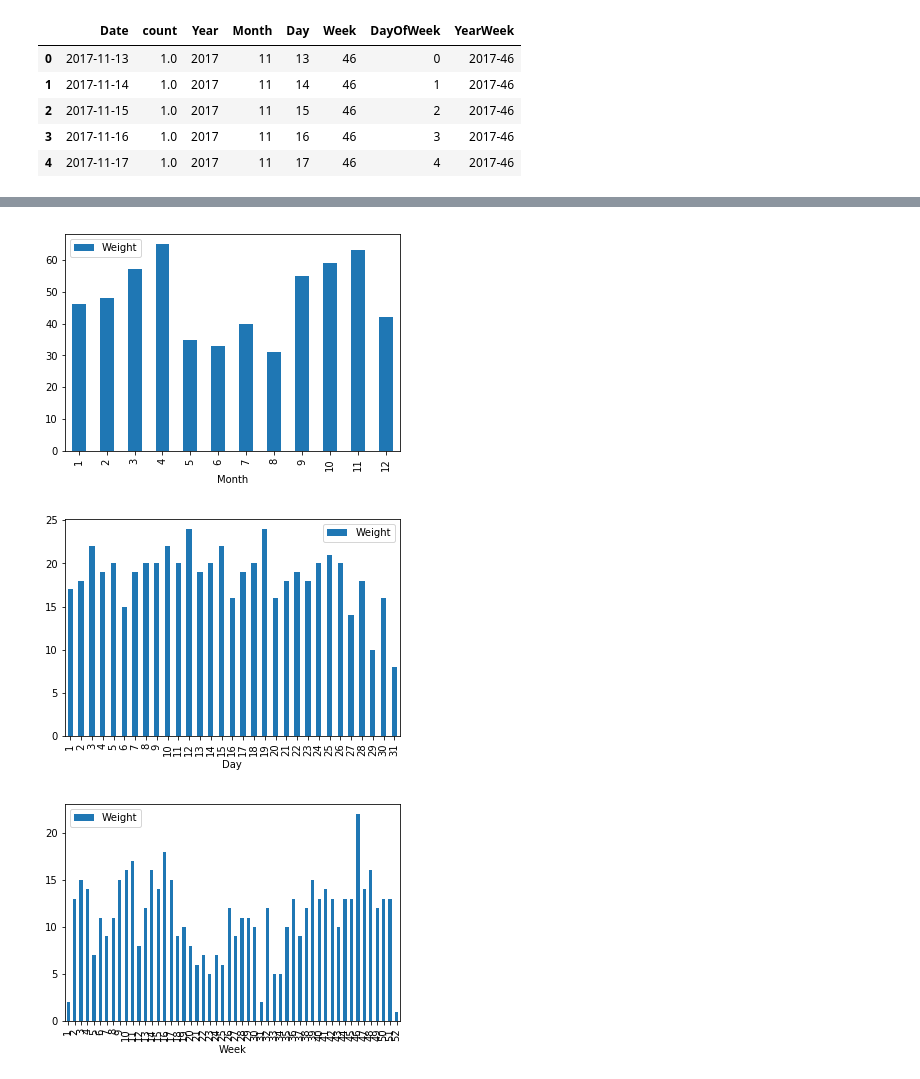
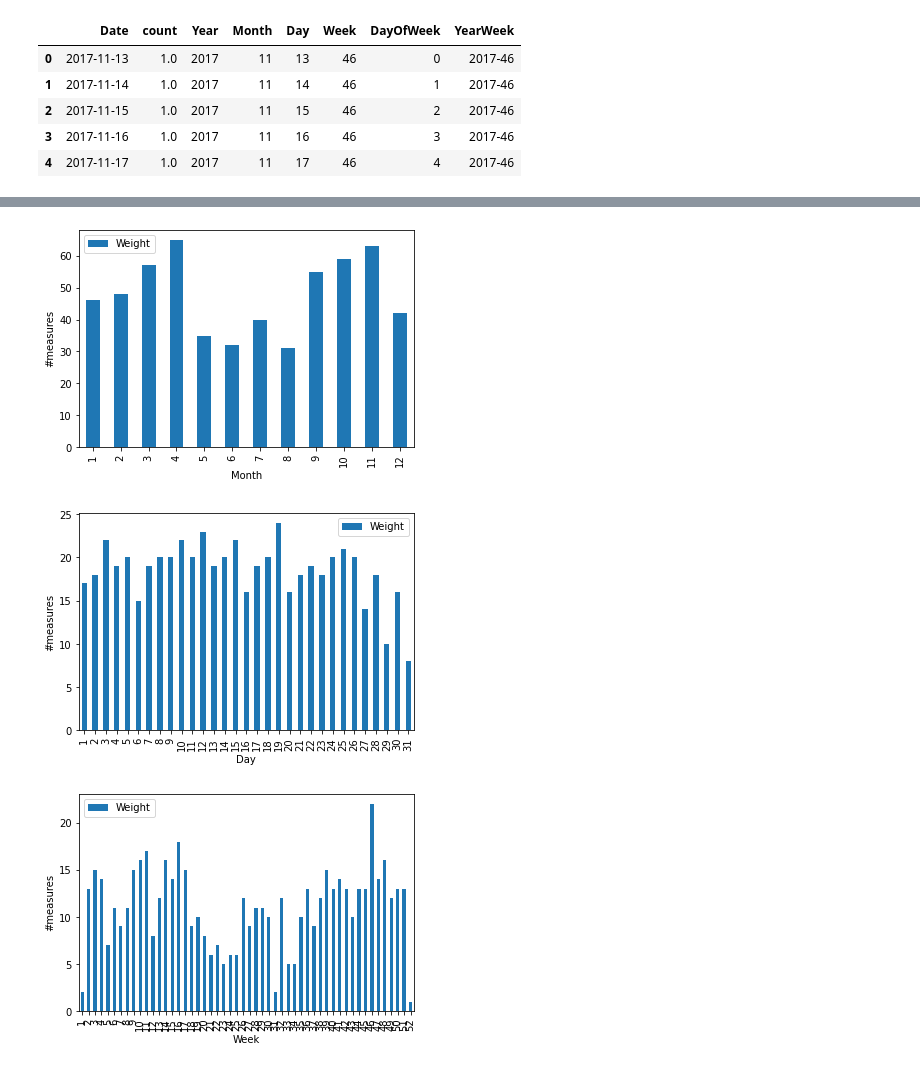
Before and after one commit to mt82/Peso, a Jupyter notebook: PyPeso.ipynb, the cells around one changed output, grey strips where cells are left out. Saved outputs shown, nothing was run; the diff lists cells and outputs as text; code cells hidden in the pictures.

```diff
--- a/PyPeso.ipynb
+++ b/PyPeso.ipynb
@@ -14,6 +15,7 @@ pdf = matplotlib.backends.backend_pdf.PdfPages("peso.pdf")
 df = pd.read_csv("./data/SWT_EXPORT_11_15_20_13_40.csv",
                  parse_dates=["Date"],
                  dtype={"Date":"str", "Weight":"float"})
+df=df.drop_duplicates()
 df.head()
 # %% [output]
 |  | Date | Weight |
@@ -273,24 +292,27 @@ plt.show()
 # %%
 fig, ax = plt.subplots()
 df[["Month","Weight"]].groupby(["Month"]).count().plot.bar(ax=ax)
+plt.ylabel("#measures")
 plt.show()
 pdf.savefig(fig)
 # %% [output]
-[figure, old version]
+[figure, new version]
 # %%
 fig, ax = plt.subplots()
 df[["Day","Weight"]].groupby(["Day"]).count().plot.bar(ax=ax)
+plt.ylabel("#measures")
 plt.show()
 pdf.savefig(fig)
 # %% [output]
-[figure, old version]
+[figure, new version]
 # %%
 fig, ax = plt.subplots()
 df[["Week","Weight"]].groupby(["Week"]).count().plot.bar(ax=ax)
+plt.ylabel("#measures")
 plt.show()
 pdf.savefig(fig)
 # %% [output]
-[figure, old version]
+[figure, new version]
 # %%
 fig, ax = plt.subplots()
 df[["DayOfWeek","Weight"]].groupby(["DayOfWeek"]).count().plot.bar(ax=ax)
```
Also changed, not shown: parts of 25 cells of this notebook.
